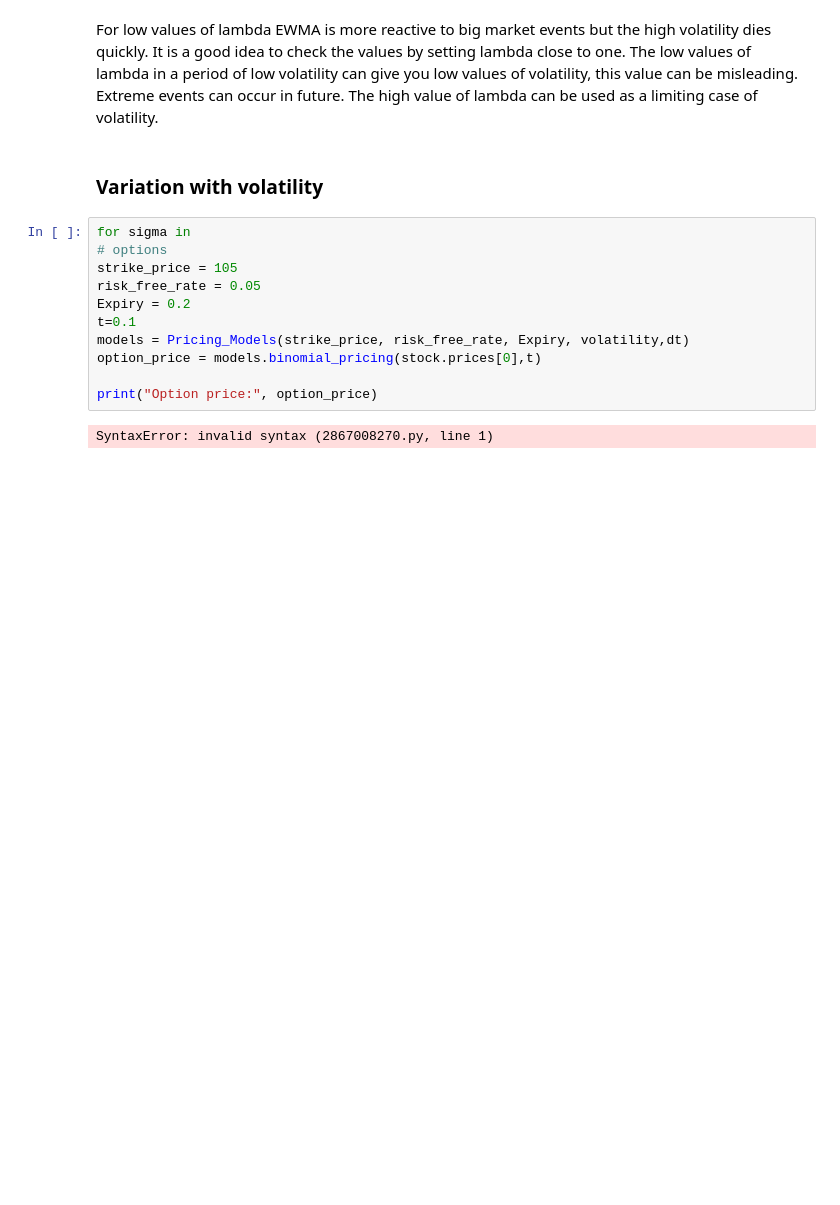
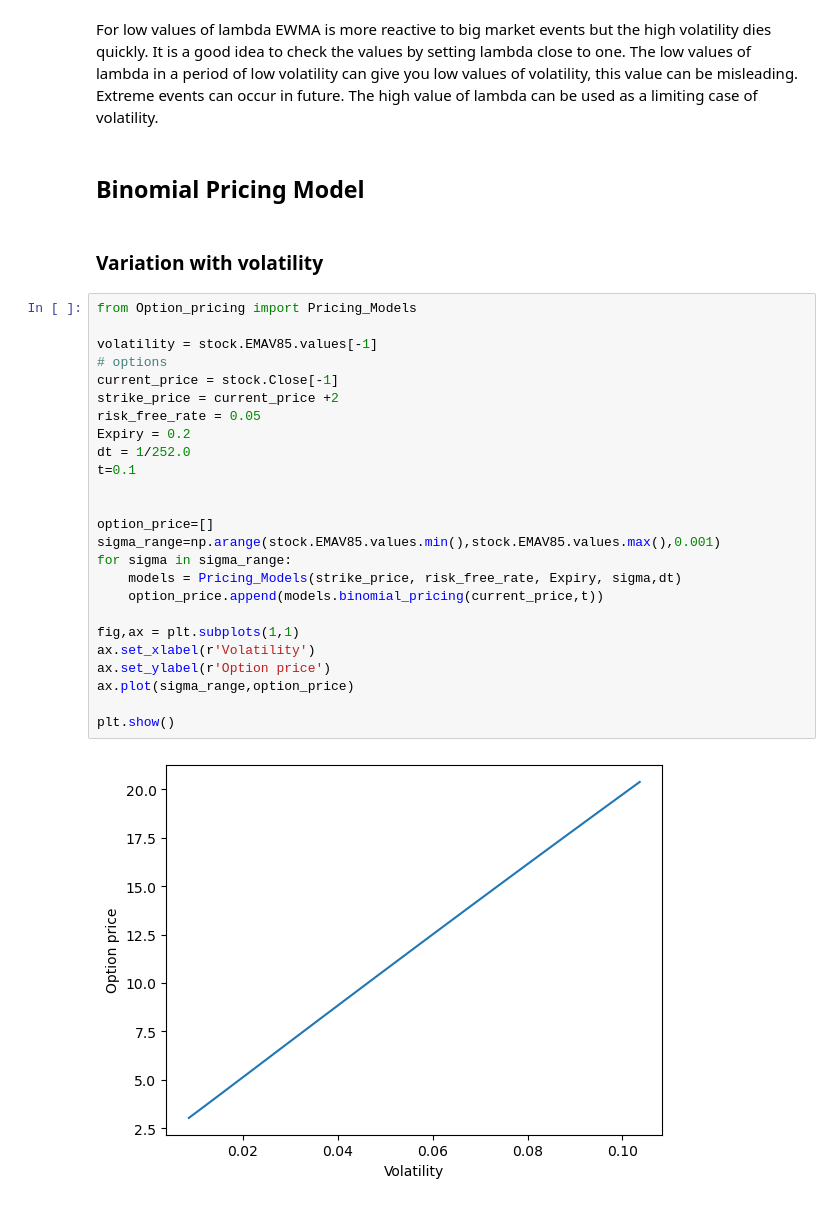
Before and after one commit to ansingh16/derivative_pricing, a Jupyter notebook: Code/Pricing.ipynb, the cells around one changed output. Cells and saved outputs as stored; diff of their text form; blank space fills up the shorter version.

```diff
--- a/Code/Pricing.ipynb
+++ b/Code/Pricing.ipynb
@@ -87,18 +87,34 @@ stock[['Returns','EMAV85','EMAV90','EMAV95']].plot()
 # %% [markdown]
 For low values of lambda EWMA is more reactive to big market events but the high volatility dies quickly.
 It is a good idea to check the values by setting lambda close to one. The low values of lambda in a period of low volatility can give you low values of volatility, this value can be misleading. Extreme events can occur in future. The high value of lambda can be used as a limiting case of volatility.
+# %% [markdown]
+## Binomial Pricing Model
 # %% [markdown]
 ### Variation with volatility
-# %%
-for sigma in
-# options
-strike_price = 105
-risk_free_rate = 0.05
-Expiry = 0.2
-t=0.1
-models = Pricing_Models(strike_price, risk_free_rate, Expiry, volatility,dt)
-option_price = models.binomial_pricing(stock.prices[0],t)
-
-print("Option price:", option_price)
-# %% [output]
-SyntaxError: invalid syntax (2867008270.py, line 1)
+# %%
+from Option_pricing import Pricing_Models
+
+volatility = stock.EMAV85.values[-1]
+# options
+current_price = stock.Close[-1]
+strike_price = current_price +2
+risk_free_rate = 0.05
+Expiry = 0.2
+dt = 1/252.0
+t=0.1
+
+
+option_price=[]
+sigma_range=np.arange(stock.EMAV85.values.min(),stock.EMAV85.values.max(),0.001)
+for sigma in sigma_range:
+    models = Pricing_Models(strike_price, risk_free_rate, Expiry, sigma,dt)
+    option_price.append(models.binomial_pricing(current_price,t))
+
+fig,ax = plt.subplots(1,1)
+ax.set_xlabel(r'Volatility')
+ax.set_ylabel(r'Option price')
+ax.plot(sigma_range,option_price)
+
+plt.show()
+# %% [output]
+[figure, added]
```
Also changed, not shown: parts of 6 cells of this notebook, 1 other file.
